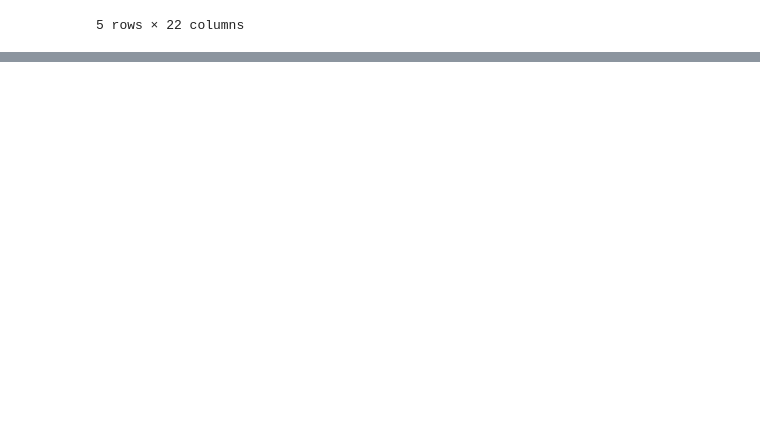
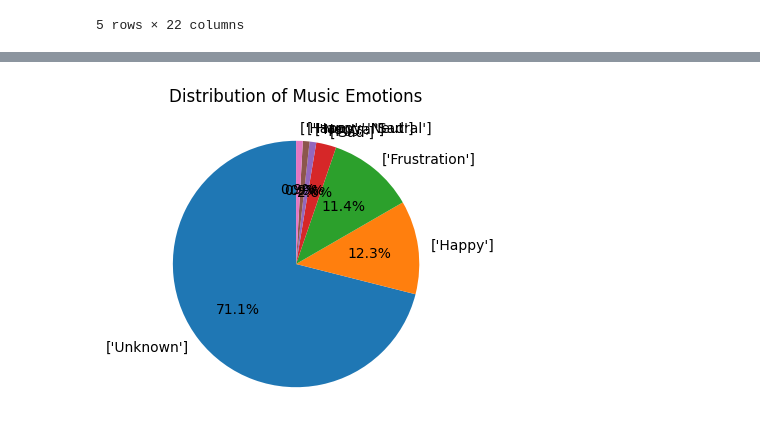
Before and after one commit to cepdnaclk/e18-4yp-Reinforcement-Learning-enabled-Recommendation-System-For-Emotional-Support, a Jupyter notebook: music_dataset_3.ipynb, the cells around one changed output, grey strips where cells are left out. Saved outputs shown, nothing was run; the diff lists cells and outputs as text; code cells hidden in the pictures; blank space fills up the shorter version.

Commit message:
multi labeled music

```diff
--- a/music_dataset_3.ipynb
+++ b/music_dataset_3.ipynb
@@ -4,7 +4,7 @@ import pandas as pd
 import matplotlib.pyplot as plt
 import seaborn as sns
 # %%
-df = pd.read_csv("train.csv", sep = ",")
+df = pd.read_csv("./datasets/train.csv", sep = ",")
 df.head()
 # %% [output]
 |  | Unnamed: 0 | track_id | artists | album_name | track_name | popularity | duration_ms | explicit | ... |
@@ -146,3 +147,26 @@ df.tail()
 | 113998 | 113998 | 2e6sXL2bYv4bSz6VTdnfLs | Michael W. Smith | Change Your World | Friends | 41 | 283893 | False | ... |
 | 113999 | 113999 | 2hETkH7cOfqmz3LqZDHZf5 | Cesária Evora | Miss Perfumado | Barbincor | 22 | 241826 | False | ... |
 5 rows × 22 columns
+# %%
+# Define the emotion-genre mapping
+emotion_genre_mapping = {
+#     'Angry': ['metal', 'rock'],
+    'Frustration': ['metal', 'rock'],
+    'Happy': ['pop', 'electronic', 'electro', 'dance', 'world-music', 'soul'],
+    'Sad': ['blues', 'alternative', 'indie'],
+    'Neutral': ['folk', 'world-music']
+}
+
+# Function to map emotions based on genres
+def map_emotions(genres):
+    emotions = []
+    for emotion, genre_list in emotion_genre_mapping.items():
+        if any(genre in genres for genre in genre_list):
+            emotions.append(emotion)
+    return emotions if emotions else ['Unknown']  # Assign 'Unknown' if no emotion is found
+
+# Create a new column 'emotions' and map it based on genres
+df['emotions'] = df['track_genre'].apply(map_emotions)
+
+# Display the resulting DataFrame
+df.head()
@@ -148,0 +181,11 @@ df.tail()
+# %%
+# Count the occurrences of each label
+label_counts = df['emotions'].value_counts()
+
+# Plot a pie chart
+plt.figure(figsize=(4, 4))
+plt.pie(label_counts, labels=label_counts.index, autopct='%1.1f%%', startangle=90)
+plt.title('Distribution of Music Emotions')
+plt.show()
+# %% [output]
+[figure, added]
```
Also changed, not shown: parts of 7 cells of this notebook, 1 other file.
